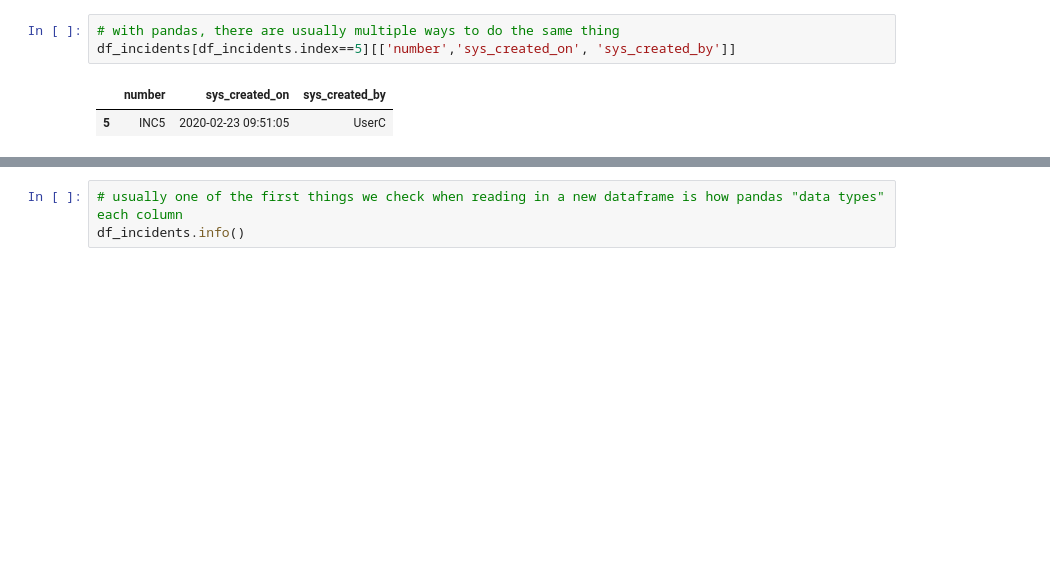
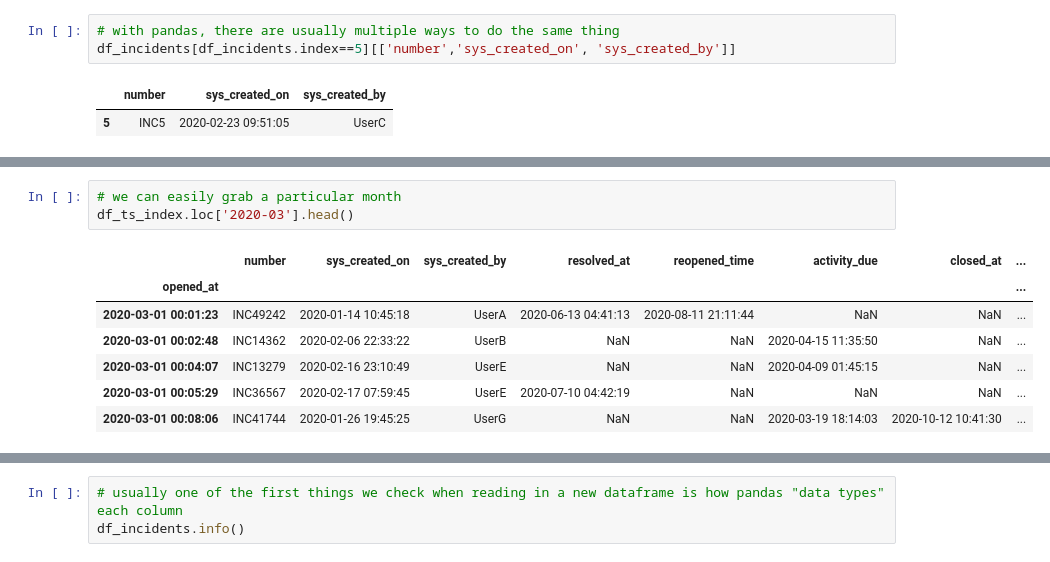
Before and after one commit to brad-do/hs_training, a Jupyter notebook: day2.ipynb, the cells around one changed output, grey strips where cells are left out. Cells and saved outputs as stored; diff of their text form; blank space fills up the shorter version.

```diff
--- a/day2.ipynb
+++ b/day2.ipynb
@@ -62,0 +79,11 @@ df_incidents[df_incidents.index==5][['number','sys_created_on', 'sys_created_by'
+# %%
+# we can easily grab a particular month
+df_ts_index.loc['2020-03'].head()
+# %% [output]
+|  | number | sys_created_on | sys_created_by | resolved_at | reopened_time | activity_due | closed_at | ... |
+| opened_at |  |  |  |  |  |  |  | ... |
+| 2020-03-01 00:01:23 | INC49242 | 2020-01-14 10:45:18 | UserA | 2020-06-13 04:41:13 | 2020-08-11 21:11:44 | NaN | NaN | ... |
+| 2020-03-01 00:02:48 | INC14362 | 2020-02-06 22:33:22 | UserB | NaN | NaN | 2020-04-15 11:35:50 | NaN | ... |
+| 2020-03-01 00:04:07 | INC13279 | 2020-02-16 23:10:49 | UserE | NaN | NaN | 2020-04-09 01:45:15 | NaN | ... |
+| 2020-03-01 00:05:29 | INC36567 | 2020-02-17 07:59:45 | UserE | 2020-07-10 04:42:19 | NaN | NaN | NaN | ... |
+| 2020-03-01 00:08:06 | INC41744 | 2020-01-26 19:45:25 | UserG | NaN | NaN | 2020-03-19 18:14:03 | 2020-10-12 10:41:30 | ... |
```
Also changed, not shown: parts of 10 cells of this notebook, 3 other files.
